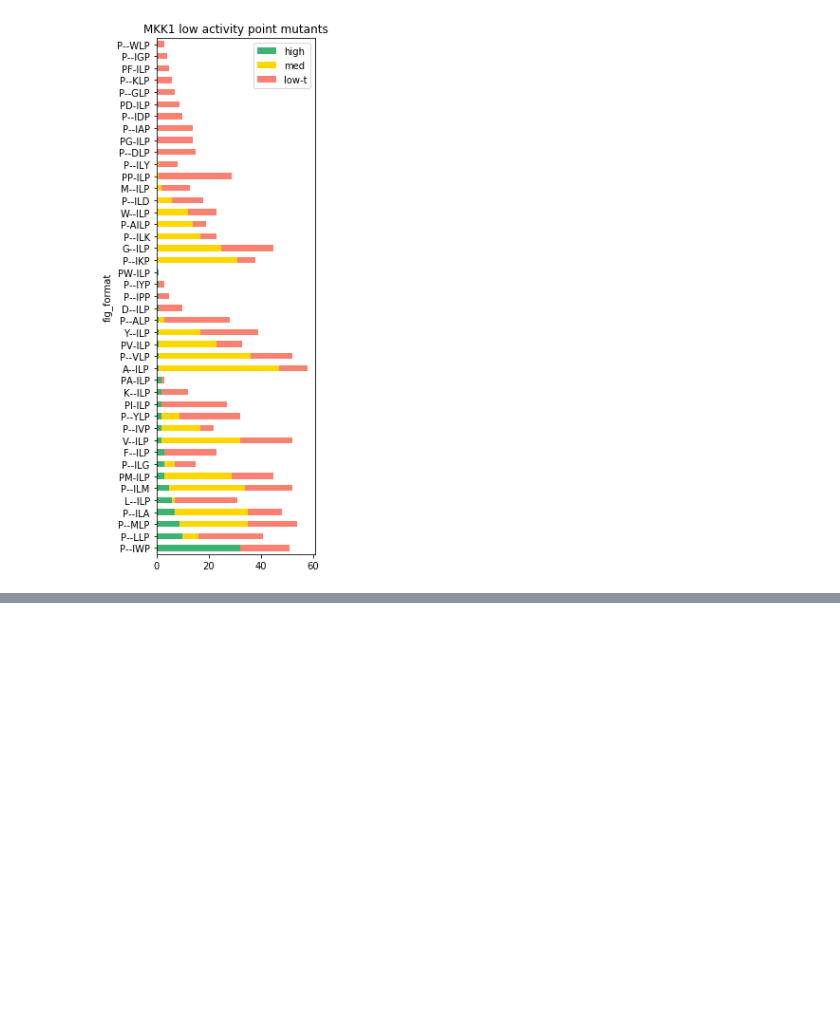
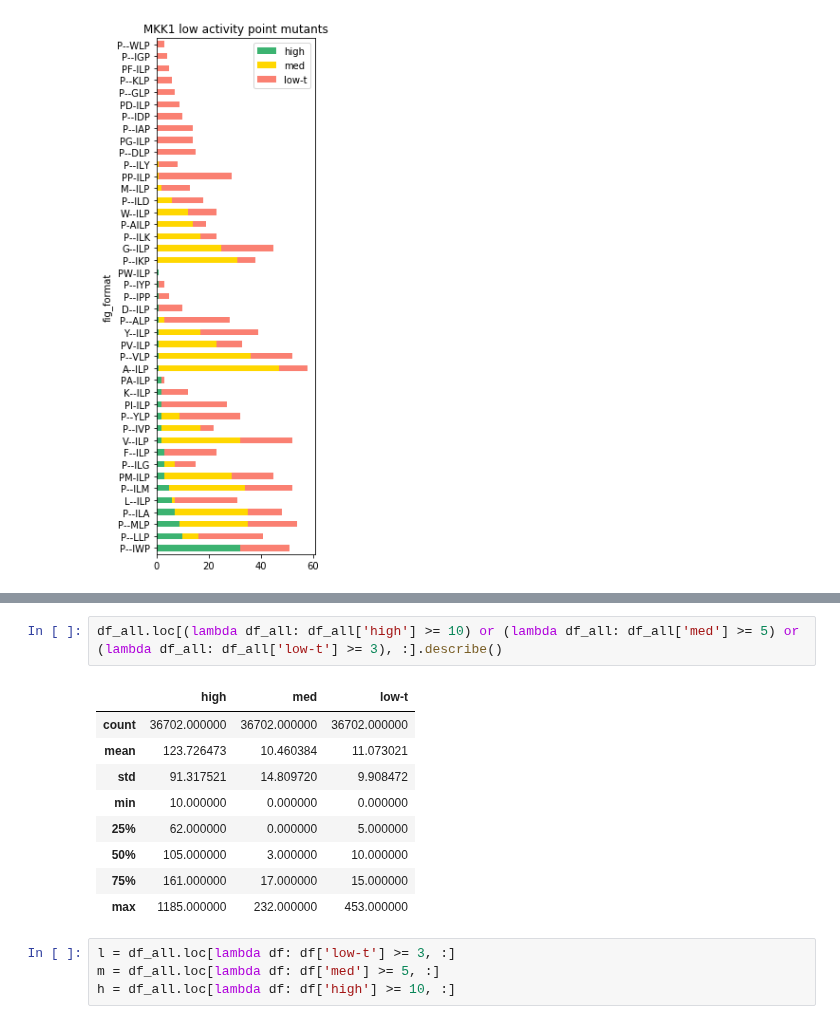
Before and after one commit to MayaPetek/InDelScanner, a Jupyter notebook: Results_Remkes/Filtering_positives.ipynb, the cells around one changed output, grey strips where cells are left out. Cells and saved outputs as stored; diff of their text form; blank space fills up the shorter version.

```diff
--- a/Results_Remkes/Filtering_positives.ipynb
+++ b/Results_Remkes/Filtering_positives.ipynb
@@ -421,0 +443,16 @@ plt.show()
+# %%
+df_all.loc[(lambda df_all: df_all['high'] >= 10) or (lambda df_all: df_all['med'] >= 5) or (lambda df_all: df_all['low-t'] >= 3), :].describe()
+# %% [output]
+|  | high | med | low-t |
+| count | 36702.000000 | 36702.000000 | 36702.000000 |
+| mean | 123.726473 | 10.460384 | 11.073021 |
+| std | 91.317521 | 14.809720 | 9.908472 |
+| min | 10.000000 | 0.000000 | 0.000000 |
+| 25% | 62.000000 | 0.000000 | 5.000000 |
+| 50% | 105.000000 | 3.000000 | 10.000000 |
+| 75% | 161.000000 | 17.000000 | 15.000000 |
+| max | 1185.000000 | 232.000000 | 453.000000 |
+# %%
+l = df_all.loc[lambda df: df['low-t'] >= 3, :]
+m = df_all.loc[lambda df: df['med'] >= 5, :]
+h = df_all.loc[lambda df: df['high'] >= 10, :]
```
Also changed, not shown: parts of 19 cells of this notebook.
